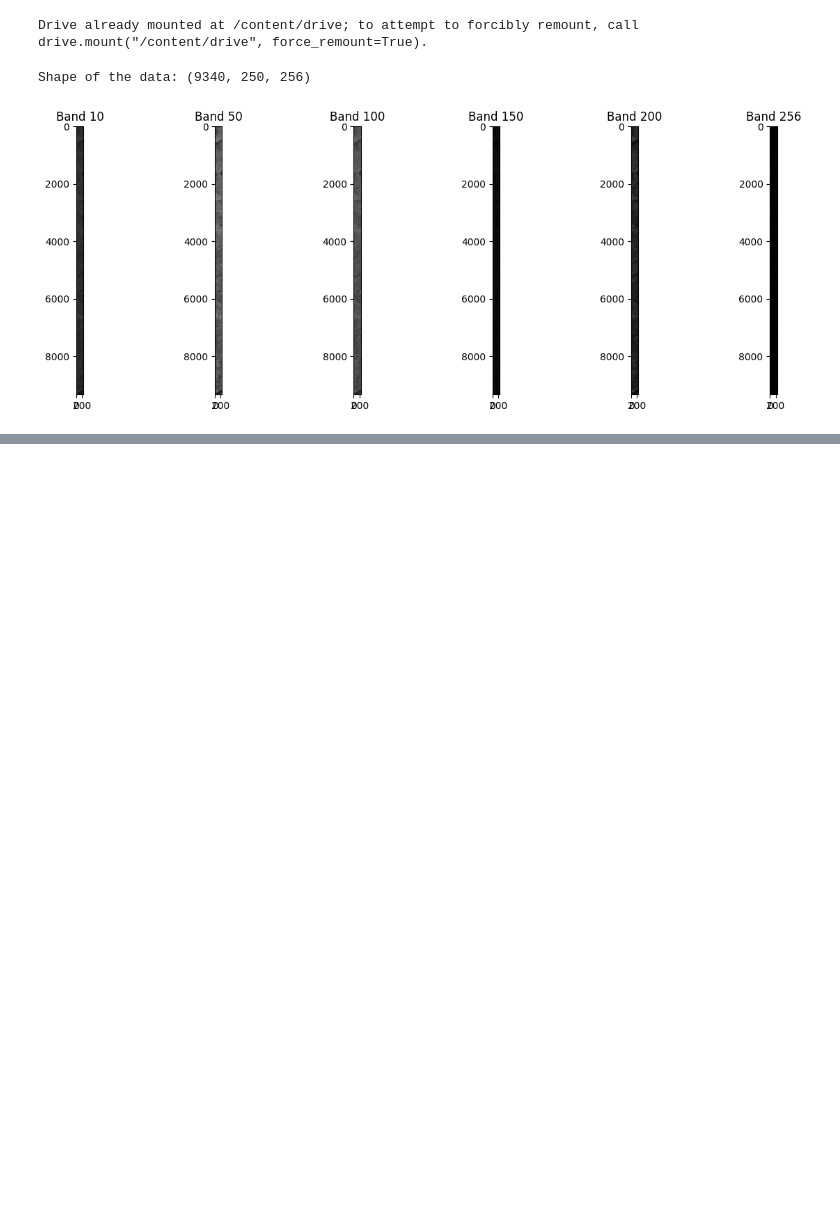
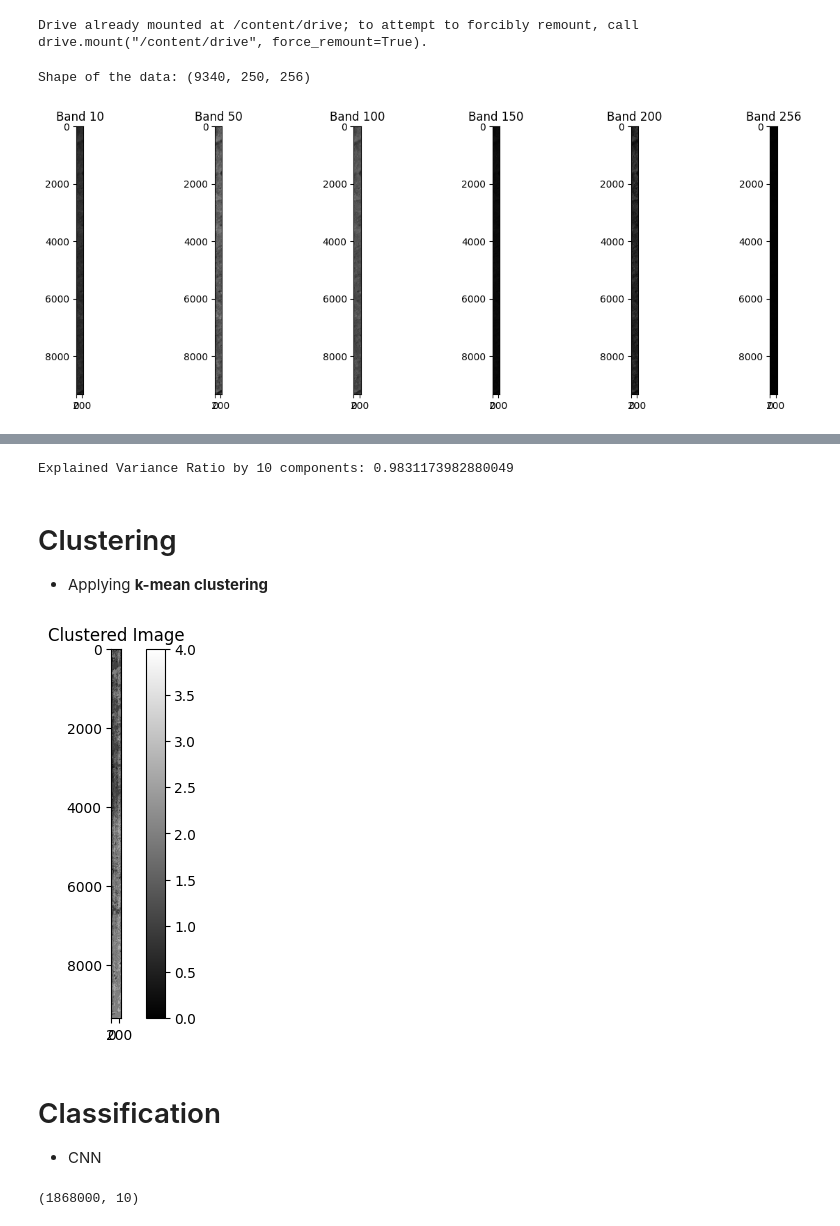
Before and after one commit to AshishRaj04/Spectral-classification-of-Chandrayaan-2-IIRS, a Jupyter notebook: Spectral_classification_of_Chandrayaan_2_IIRS.ipynb, the cells around one changed output, grey strips where cells are left out. Saved outputs shown, nothing was run; the diff lists cells and outputs as text; code cells hidden in the pictures; blank space fills up the shorter version.

```diff
--- a/Spectral_classification_of_Chandrayaan_2_IIRS.ipynb
+++ b/Spectral_classification_of_Chandrayaan_2_IIRS.ipynb
@@ -63,0 +75,2 @@ plt.show()
+# %%
+flattened_data = normalized_data.reshape(-1, normalized_data.shape[-1])
@@ -63,0 +93,28 @@ plt.show()
+# %%
+pca = PCA(n_components = 10)
+reduces_data = pca.fit_transform(flattened_data)
+
+explained_variance = np.sum(pca.explained_variance_ratio_)
+print(f"Explained Variance Ratio by 10 components: {explained_variance}")
+# %% [output]
+Explained Variance Ratio by 10 components: 0.9831173982880049
+# %% [markdown]
+# Clustering
+
+* Applying **k-mean clustering**
+# %%
+kmean = KMeans(n_clusters=5)
+# %%
+labels = kmean.fit_predict(flattened_data)
+# %%
+clustered_image = labels.reshape(hyperspectral_data.shape[0] , hyperspectral_data.shape[1])
+# %%
+plt.imshow(clustered_image, cmap='gray')
+plt.title("Clustered Image")
+plt.colorbar()
+plt.show()
+# %% [output]
+[figure, added]
+# %% [markdown]
+# Classification
+* CNN
@@ -63,0 +125,4 @@ plt.show()
+# %%
+X_train.shape
+# %% [output]
+(1868000, 10)
```
Also changed, not shown: parts of 11 cells of this notebook.
